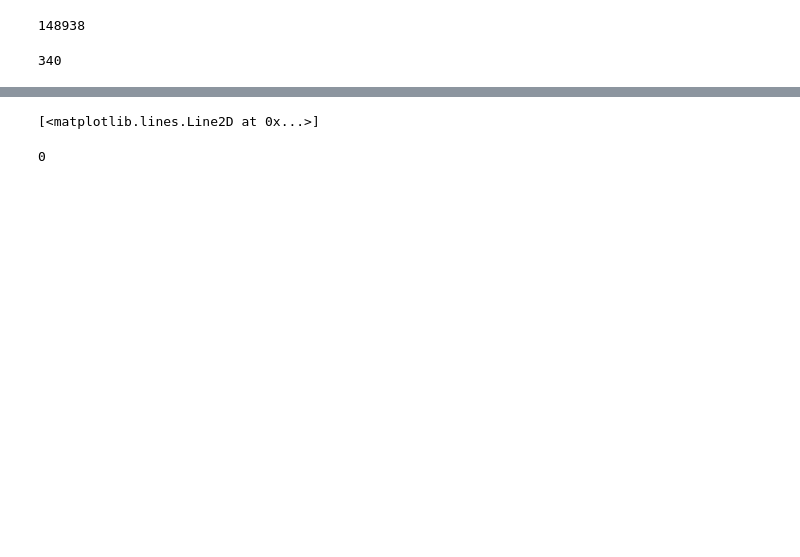
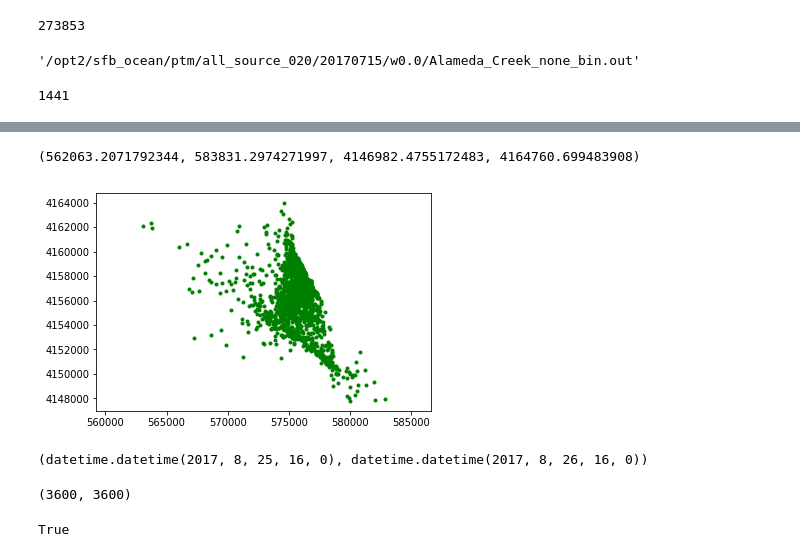
Before and after one commit to rustychris/sfb_ocean, a Jupyter notebook: ptm/all_sources/ptm_quick_look.ipynb, the cells around one changed output, grey strips where cells are left out. Saved outputs shown, nothing was run; the diff lists cells and outputs as text; code cells hidden in the pictures; blank space fills up the shorter version.

```diff
--- a/ptm/all_sources/ptm_quick_look.ipynb
+++ b/ptm/all_sources/ptm_quick_look.ipynb
@@ -9,7 +9,7 @@ from stompy.model.fish_ptm import ptm_config, ptm_tools
 six.moves.reload_module(ptm_config)
 %matplotlib notebook
 # %%
-cfg=ptm_config.PtmConfig.load('ebmud_test')
+cfg=ptm_config.PtmConfig.load('/opt2/sfb_ocean/ptm/all_source_020/20170715/w0.0')
 # %%
 recs=[]
 
@@ -34,17 +45,22 @@ df
 # %%
 df.nparticles.sum()
 # %% [output]
-148938
+273853
 # %%
-ptmbin=ptm_tools.PtmBin(cfg.bin_files()[2])
+ptmbin=ptm_tools.PtmBin(cfg.bin_files()[0])
+# %%
+cfg.bin_files()[0]
+# %% [output]
+'/opt2/sfb_ocean/ptm/all_source_020/20170715/w0.0/Alameda_Creek_none_bin.out'
 # %%
 ptmbin.count_timesteps()
 # %% [output]
-340
+1441
 # %%
 timestamp,data=ptmbin.read_timestep(339)
 # %%
 plt.figure()
 plt.plot(data['x'][:,0],
          data['x'][:,1],'g.')
+plt.axis('equal')
 # %% [output]
@@ -53,5 +67,2 @@ plt.plot(data['x'][:,0],
-[<matplotlib.lines.Line2D at 0x...>]
+(562063.2071792344, 583831.2974271997, 4146982.4755172483, 4164760.699483908)
+[figure, added]
-# %%
-(~np.isfinite(data['x'][:,0])).sum()
-# %% [output]
-0
@@ -57,0 +76,12 @@ plt.plot(data['x'][:,0],
+# %%
+timeA,timeB # yep, 24 hours apart.
+# %% [output]
+(datetime.datetime(2017, 8, 25, 16, 0), datetime.datetime(2017, 8, 26, 16, 0))
+# %%
+len(dataA),len(dataB)
+# %% [output]
+(3600, 3600)
+# %%
+np.all( dataA['id']==dataB['id'] ) # good.
+# %% [output]
+True
```
Also changed, not shown: parts of 6 cells of this notebook, 6 other files.
